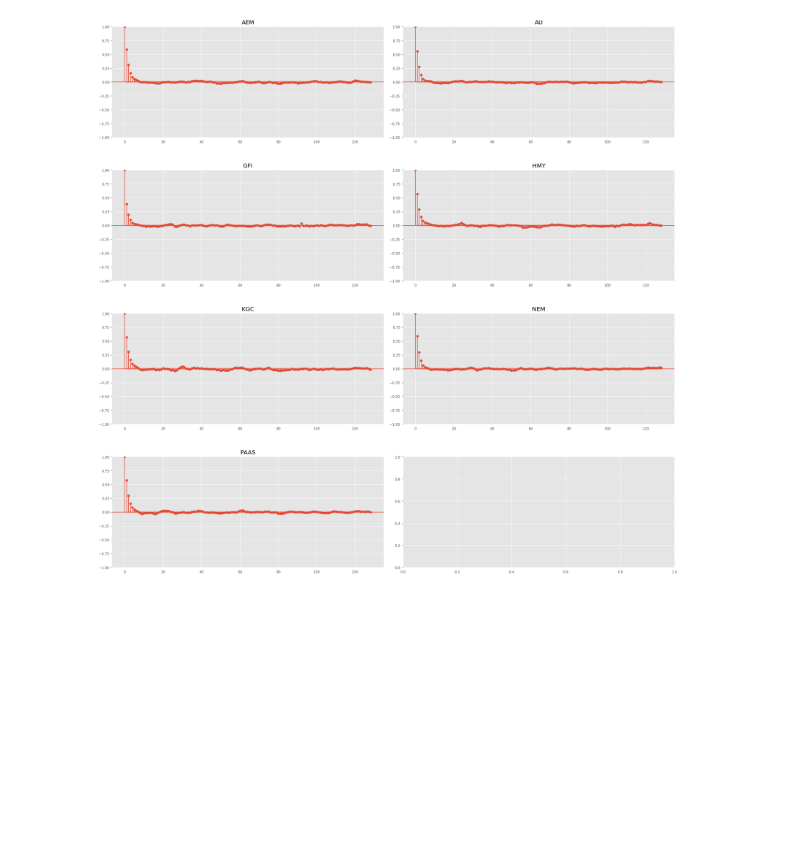
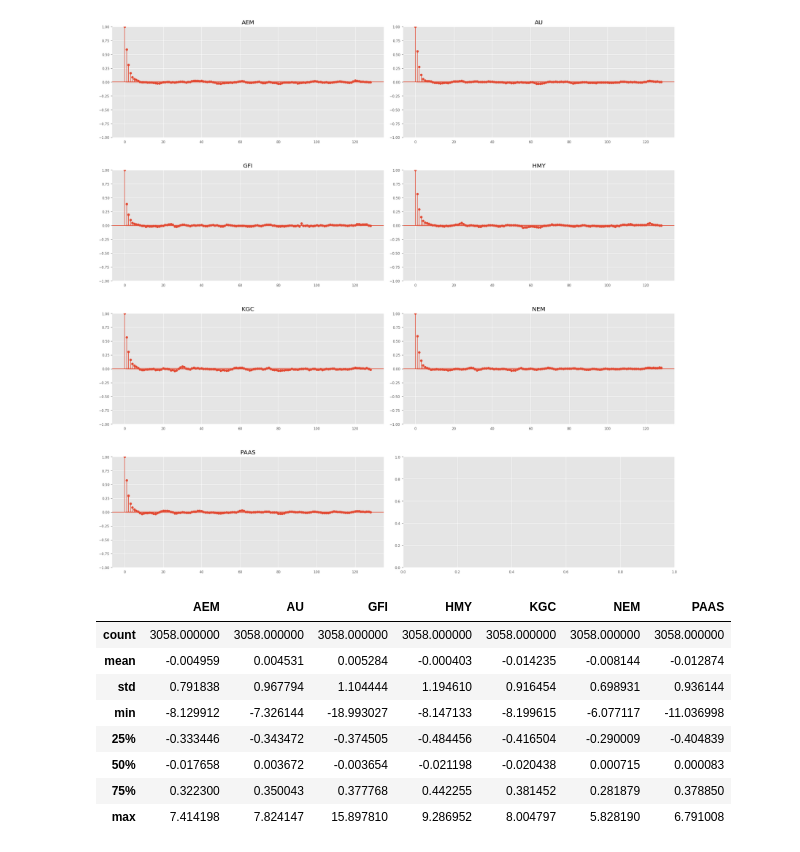
Before and after one commit to mikasso/nasdaq_forecasting, a Jupyter notebook: visualization.ipynb, the cells around one changed output. Saved outputs shown, nothing was run; the diff lists cells and outputs as text; code cells hidden in the pictures; blank space fills up the shorter version.

```diff
--- a/visualization.ipynb
+++ b/visualization.ipynb
@@ -218,3 +218,19 @@ df_targets.describe()
 plot_acf_from_df(df_targets)
 # %% [output]
 [figure]
+# %%
+df_dict = {}
+for x,ticker in zip(ds.original.test, CONST.TICKERS):
+    df_dict[ticker] = x.pd_series()
+df_test = pd.DataFrame.from_dict(df_dict)
+(df_test.pct_change() * 100).describe()
+# %% [output]
+|  | AEM | AU | GFI | HMY | KGC | NEM | PAAS |
+| count | 3058.000000 | 3058.000000 | 3058.000000 | 3058.000000 | 3058.000000 | 3058.000000 | 3058.000000 |
+| mean | -0.004959 | 0.004531 | 0.005284 | -0.000403 | -0.014235 | -0.008144 | -0.012874 |
+| std | 0.791838 | 0.967794 | 1.104444 | 1.194610 | 0.916454 | 0.698931 | 0.936144 |
+| min | -8.129912 | -7.326144 | -18.993027 | -8.147133 | -8.199615 | -6.077117 | -11.036998 |
+| 25% | -0.333446 | -0.343472 | -0.374505 | -0.484456 | -0.416504 | -0.290009 | -0.404839 |
+| 50% | -0.017658 | 0.003672 | -0.003654 | -0.021198 | -0.020438 | 0.000715 | 0.000083 |
+| 75% | 0.322300 | 0.350043 | 0.377768 | 0.442255 | 0.381452 | 0.281879 | 0.378850 |
+| max | 7.414198 | 7.824147 | 15.897810 | 9.286952 | 8.004797 | 5.828190 | 6.791008 |
```
Also changed, not shown: 2 other files.
